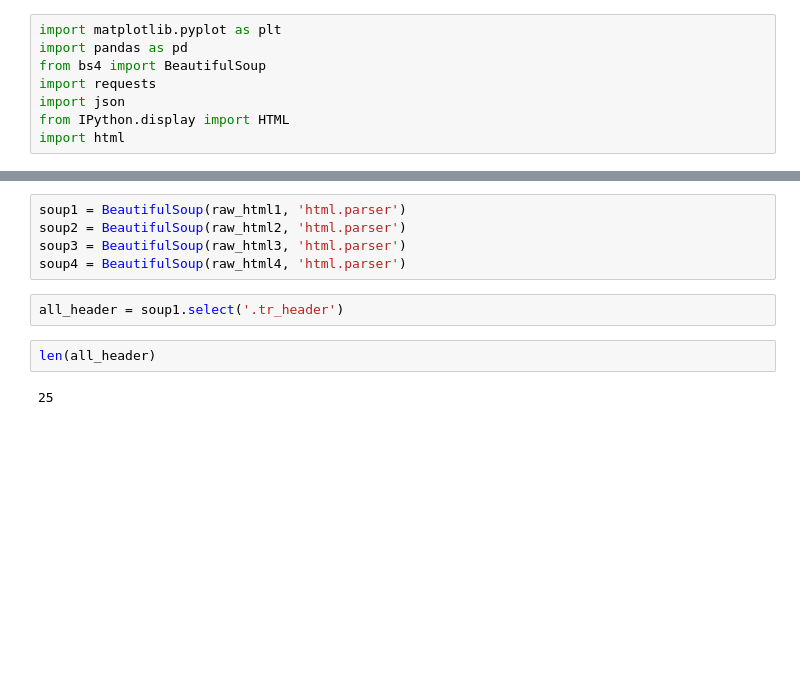
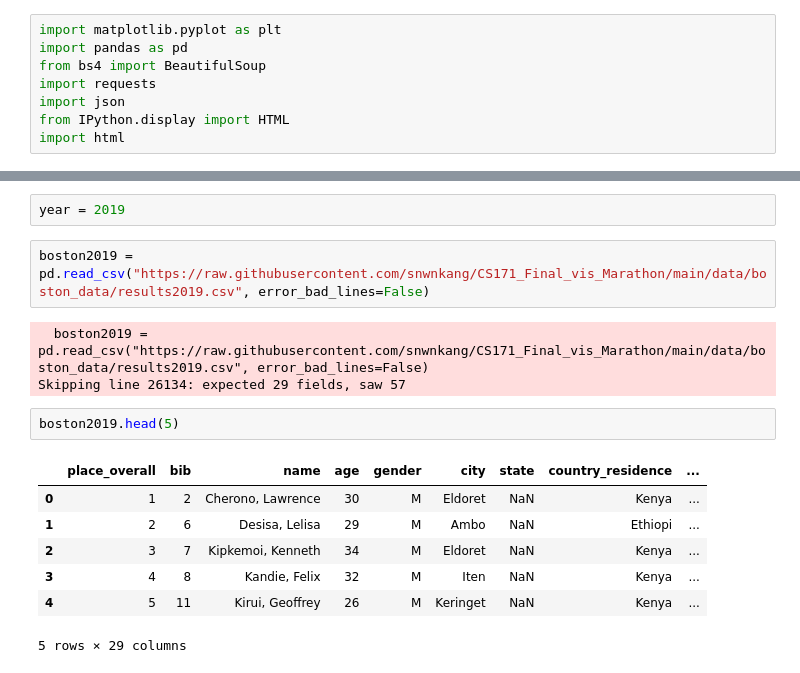
Before and after one commit to snwnkang/CS171_Final_vis_Marathon, a Jupyter notebook: Boston_marathon_scraper.ipynb, the cells around one changed output, grey strips where cells are left out. Drawn from its saved outputs; the diff is of its cells as text; blank space fills up the shorter version.

```diff
--- a/Boston_marathon_scraper.ipynb
+++ b/Boston_marathon_scraper.ipynb
@@ -8759,11 +11,17 @@ raw_html4 = """<html xmlns="http://www.w3.org/1999/xhtml"><head>
-# %%
-soup1 = BeautifulSoup(raw_html1, 'html.parser')
-soup2 = BeautifulSoup(raw_html2, 'html.parser')
-soup3 = BeautifulSoup(raw_html3, 'html.parser')
-soup4 = BeautifulSoup(raw_html4, 'html.parser')
-# %%
-all_header = soup1.select('.tr_header')
-# %%
-len(all_header)
-# %% [output]
-25
+# %%
+year = 2019
+# %%
+boston2019 = pd.read_csv("https://raw.githubusercontent.com/snwnkang/CS171_Final_vis_Marathon/main/data/boston_data/results2019.csv", error_bad_lines=False)
+# %% [output]
+  boston2019 = pd.read_csv("https://raw.githubusercontent.com/snwnkang/CS171_Final_vis_Marathon/main/data/boston_data/results2019.csv", error_bad_lines=False)
+Skipping line 26134: expected 29 fields, saw 57
+# %%
+boston2019.head(5)
+# %% [output]
+|  | place_overall | bib | name | age | gender | city | state | country_residence | ... |
+| 0 | 1 | 2 | Cherono, Lawrence | 30 | M | Eldoret | NaN | Kenya | ... |
+| 1 | 2 | 6 | Desisa, Lelisa | 29 | M | Ambo | NaN | Ethiopi | ... |
+| 2 | 3 | 7 | Kipkemoi, Kenneth | 34 | M | Eldoret | NaN | Kenya | ... |
+| 3 | 4 | 8 | Kandie, Felix | 32 | M | Iten | NaN | Kenya | ... |
+| 4 | 5 | 11 | Kirui, Geoffrey | 26 | M | Keringet | NaN | Kenya | ... |
+5 rows × 29 columns
```
Also changed, not shown: parts of 23 cells of this notebook.
